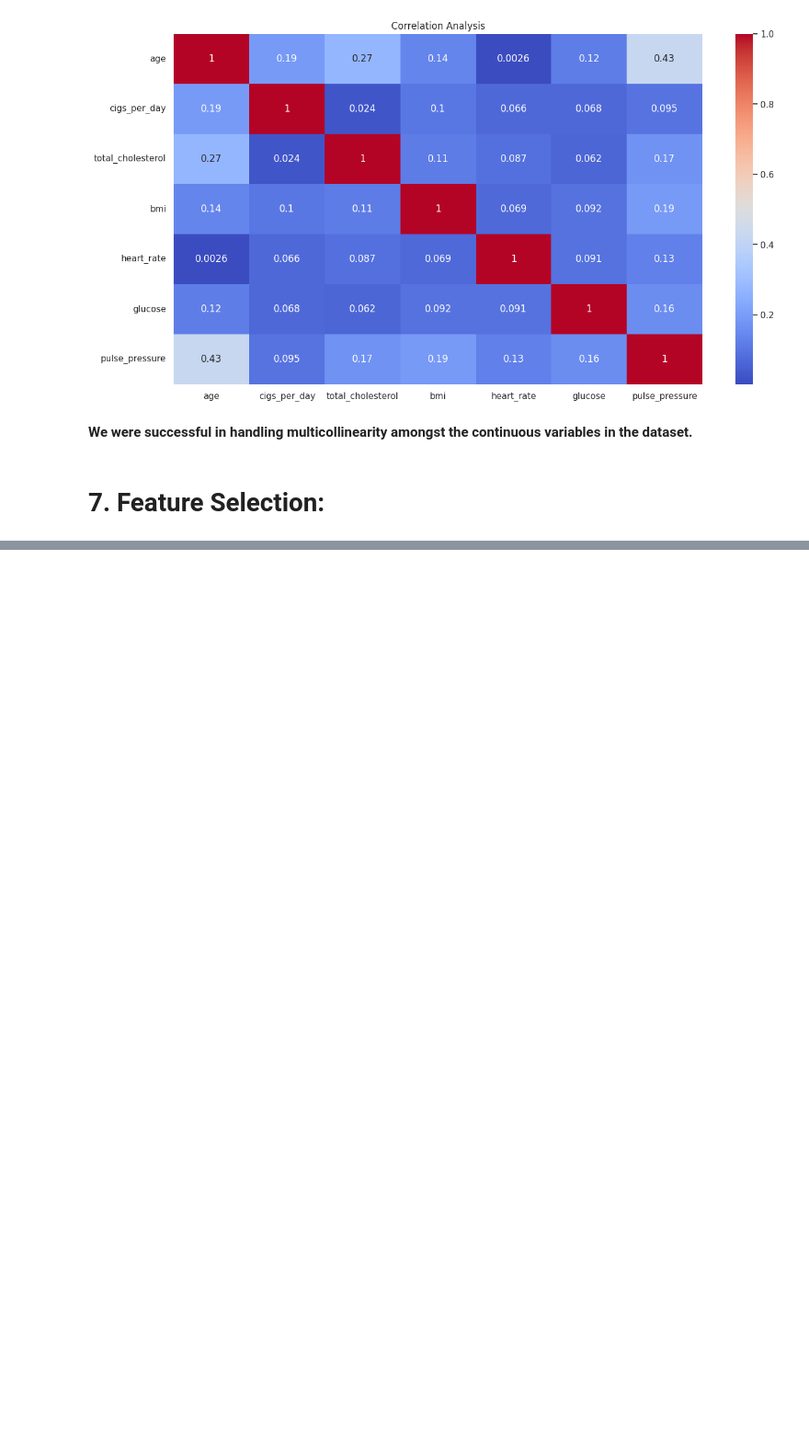
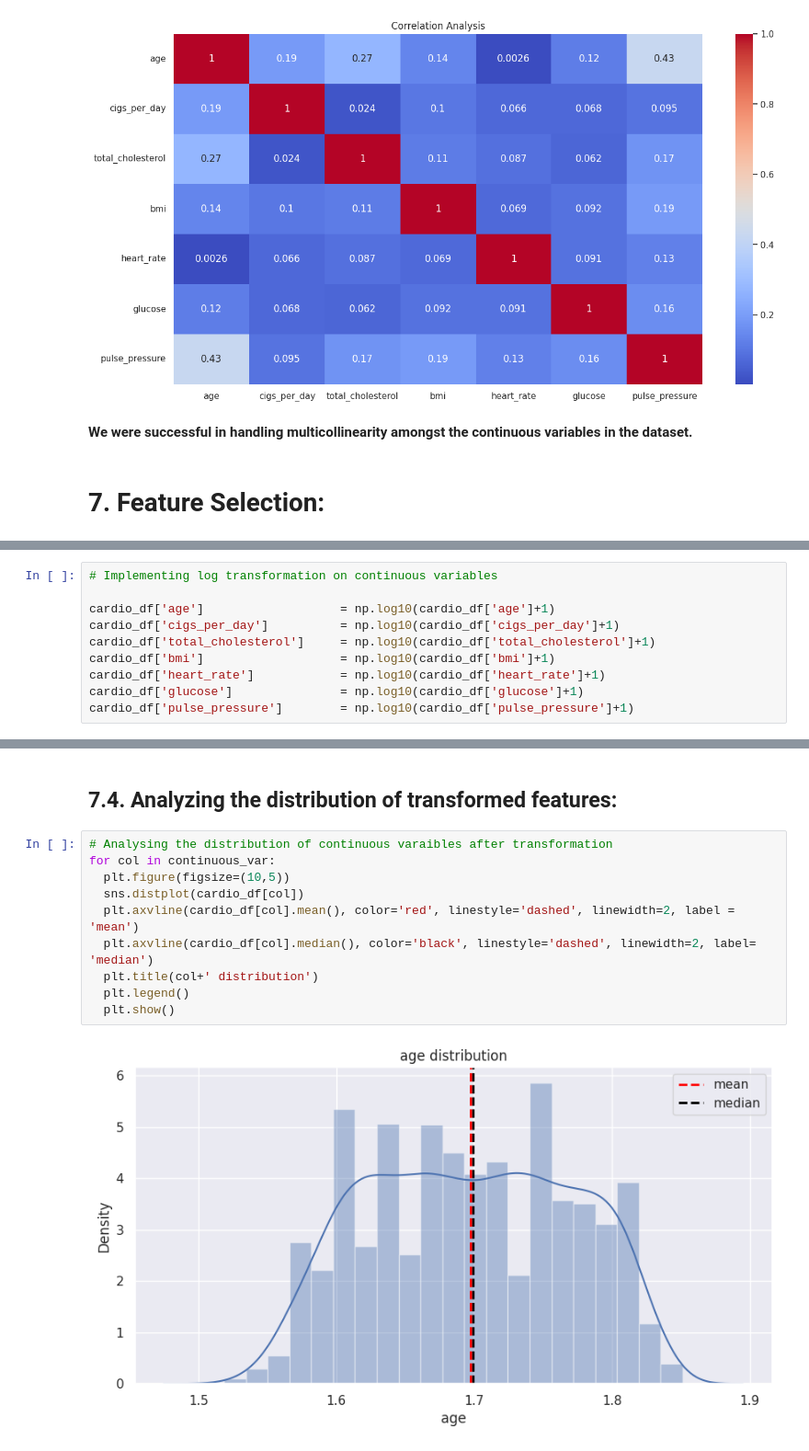
Before and after one commit to hamant-jagwan/Cardiovascular_Risk_Prediction--ML--Classification, a Jupyter notebook: Cardiovascular_Risk_Prediction.ipynb, the cells around one changed output, grey strips where cells are left out. Shown at 92% size. Drawn from its saved outputs; the diff is of its cells as text; blank space fills up the shorter version.

```diff
--- a/Cardiovascular_Risk_Prediction.ipynb
+++ b/Cardiovascular_Risk_Prediction.ipynb
@@ -773,0 +883,10 @@ sns.heatmap(abs(correlation), annot=True, cmap='coolwarm')
+# %%
+# Implementing log transformation on continuous variables
+
+cardio_df['age']                   = np.log10(cardio_df['age']+1)
+cardio_df['cigs_per_day']          = np.log10(cardio_df['cigs_per_day']+1)
+cardio_df['total_cholesterol']     = np.log10(cardio_df['total_cholesterol']+1)
+cardio_df['bmi']                   = np.log10(cardio_df['bmi']+1)
+cardio_df['heart_rate']            = np.log10(cardio_df['heart_rate']+1)
+cardio_df['glucose']               = np.log10(cardio_df['glucose']+1)
+cardio_df['pulse_pressure']        = np.log10(cardio_df['pulse_pressure']+1)
@@ -773,0 +905,14 @@ sns.heatmap(abs(correlation), annot=True, cmap='coolwarm')
+# %% [markdown]
+## **7.4. Analyzing the distribution of transformed features:**
+# %%
+# Analysing the distribution of continuous varaibles after transformation
+for col in continuous_var:
+  plt.figure(figsize=(10,5))
+  sns.distplot(cardio_df[col])
+  plt.axvline(cardio_df[col].mean(), color='red', linestyle='dashed', linewidth=2, label = 'mean')
+  plt.axvline(cardio_df[col].median(), color='black', linestyle='dashed', linewidth=2, label= 'median')
+  plt.title(col+' distribution')
+  plt.legend()
+  plt.show()
+# %% [output]
+[figure, added]
```
Also changed, not shown: parts of 23 cells of this notebook.
